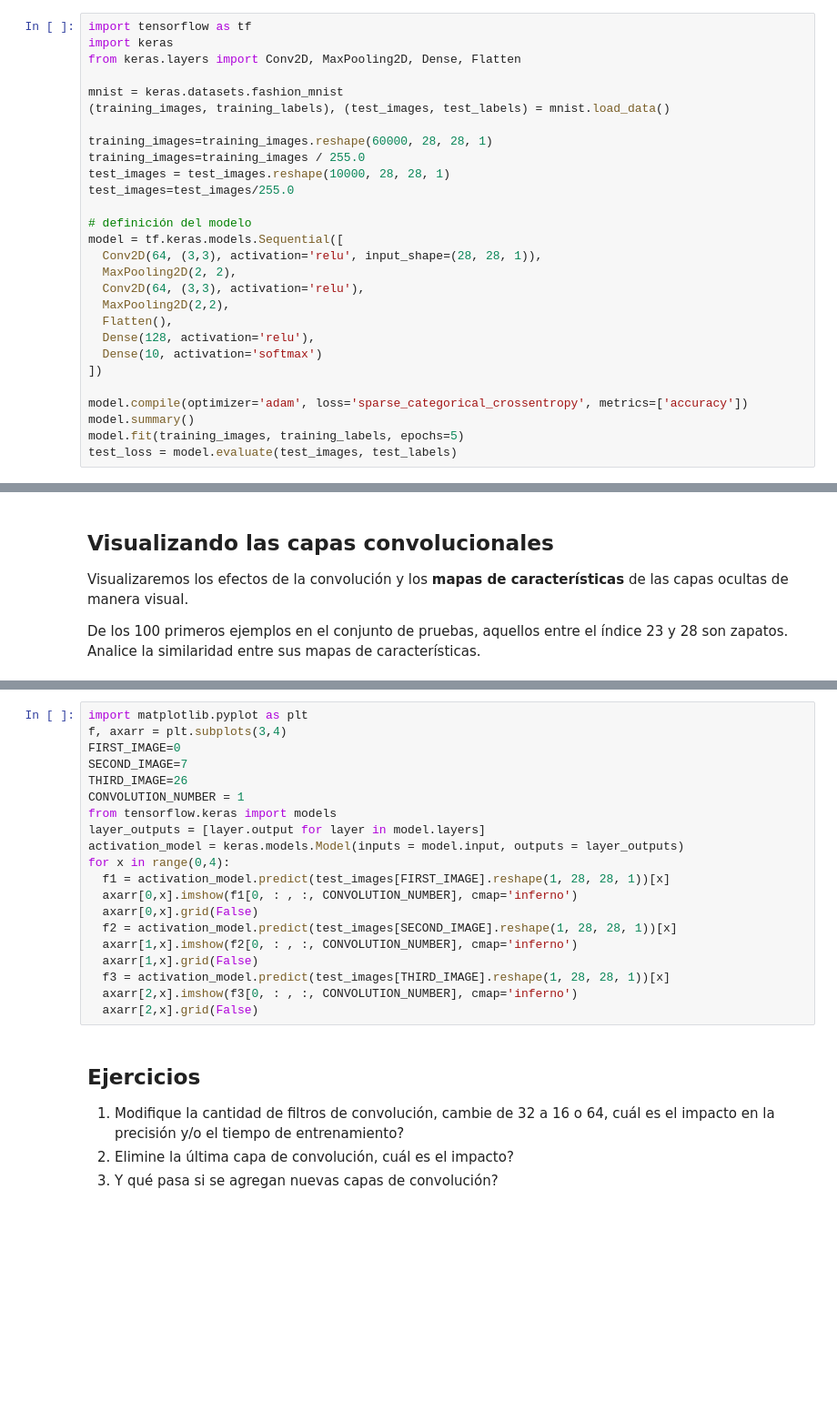
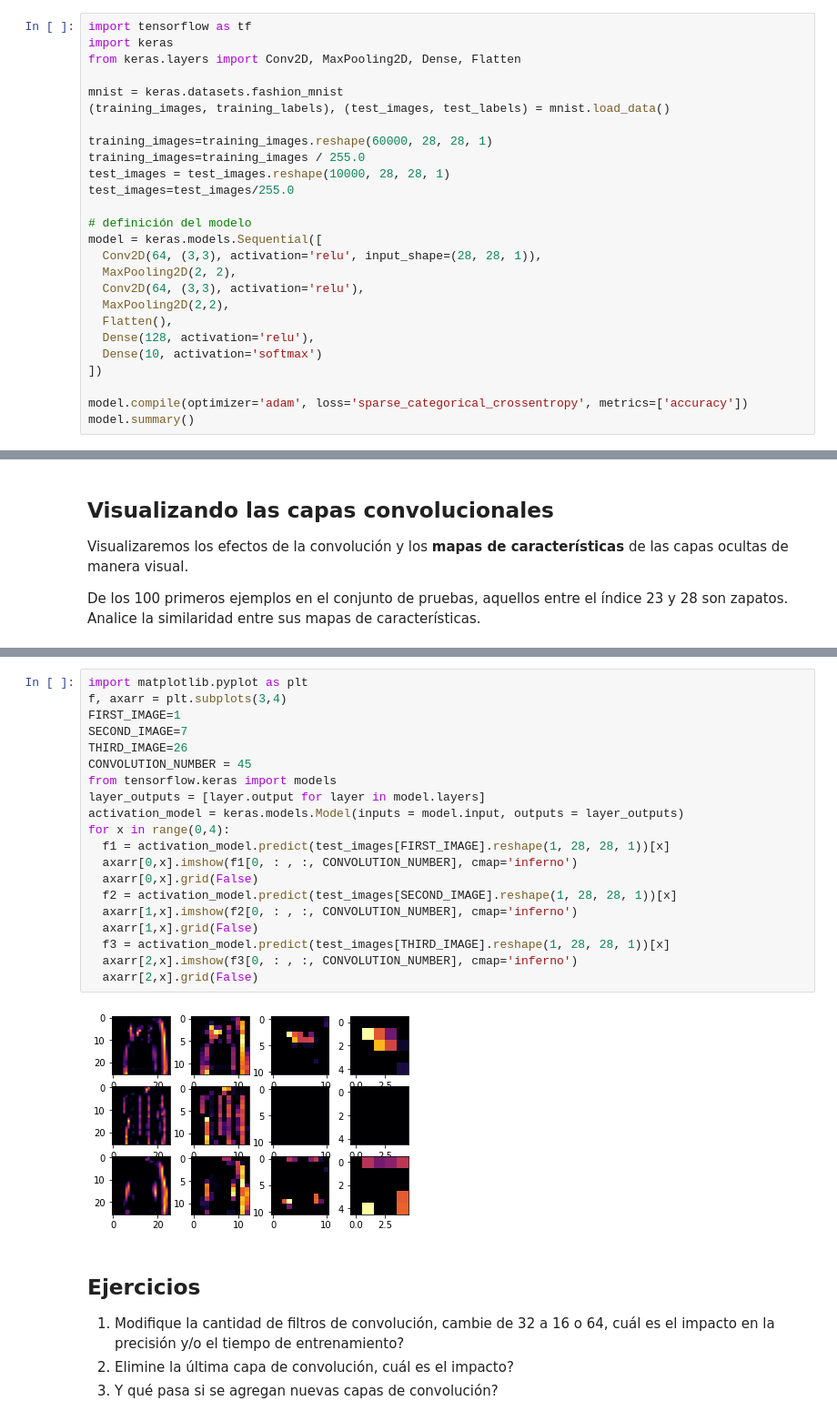
Before and after one commit to tabris2015/computer-vision-unifranz2021, a Jupyter notebook: tensorflow/5.convnets.ipynb, the cells around one changed output, grey strips where cells are left out. Shown at 91% size. Saved outputs shown, nothing was run; the diff lists cells and outputs as text; blank space fills up the shorter version.

Commit message:
image classification

```diff
--- a/tensorflow/5.convnets.ipynb
+++ b/tensorflow/5.convnets.ipynb
@@ -64,7 +92,7 @@ test_images = test_images.reshape(10000, 28, 28, 1)
 test_images=test_images/255.0
 
 # definición del modelo
-model = tf.keras.models.Sequential([
+model = keras.models.Sequential([
   Conv2D(64, (3,3), activation='relu', input_shape=(28, 28, 1)),
   MaxPooling2D(2, 2),
   Conv2D(64, (3,3), activation='relu'),
@@ -76,5 +104,3 @@ model = tf.keras.models.Sequential([
 
 model.compile(optimizer='adam', loss='sparse_categorical_crossentropy', metrics=['accuracy'])
 model.summary()
-model.fit(training_images, training_labels, epochs=5)
-test_loss = model.evaluate(test_images, test_labels)
@@ -95,23 +158,25 @@ print(test_labels[:100])
 # %%
 import matplotlib.pyplot as plt
 f, axarr = plt.subplots(3,4)
-FIRST_IMAGE=0
+FIRST_IMAGE=1
 SECOND_IMAGE=7
 THIRD_IMAGE=26
-CONVOLUTION_NUMBER = 1
+CONVOLUTION_NUMBER = 45
 from tensorflow.keras import models
 layer_outputs = [layer.output for layer in model.layers]
 activation_model = keras.models.Model(inputs = model.input, outputs = layer_outputs)
 for x in range(0,4):
   f1 = activation_model.predict(test_images[FIRST_IMAGE].reshape(1, 28, 28, 1))[x]
   axarr[0,x].imshow(f1[0, : , :, CONVOLUTION_NUMBER], cmap='inferno')
   axarr[0,x].grid(False)
   f2 = activation_model.predict(test_images[SECOND_IMAGE].reshape(1, 28, 28, 1))[x]
   axarr[1,x].imshow(f2[0, : , :, CONVOLUTION_NUMBER], cmap='inferno')
   axarr[1,x].grid(False)
   f3 = activation_model.predict(test_images[THIRD_IMAGE].reshape(1, 28, 28, 1))[x]
   axarr[2,x].imshow(f3[0, : , :, CONVOLUTION_NUMBER], cmap='inferno')
   axarr[2,x].grid(False)
+# %% [output]
+[figure, added]
 # %% [markdown]
 ## Ejercicios
 1. Modifique la cantidad de filtros de convolución, cambie de 32 a 16 o 64, cuál es el impacto en la precisión y/o el tiempo de entrenamiento?
```
Also changed, not shown: parts of 4 cells of this notebook, 7 other files.
